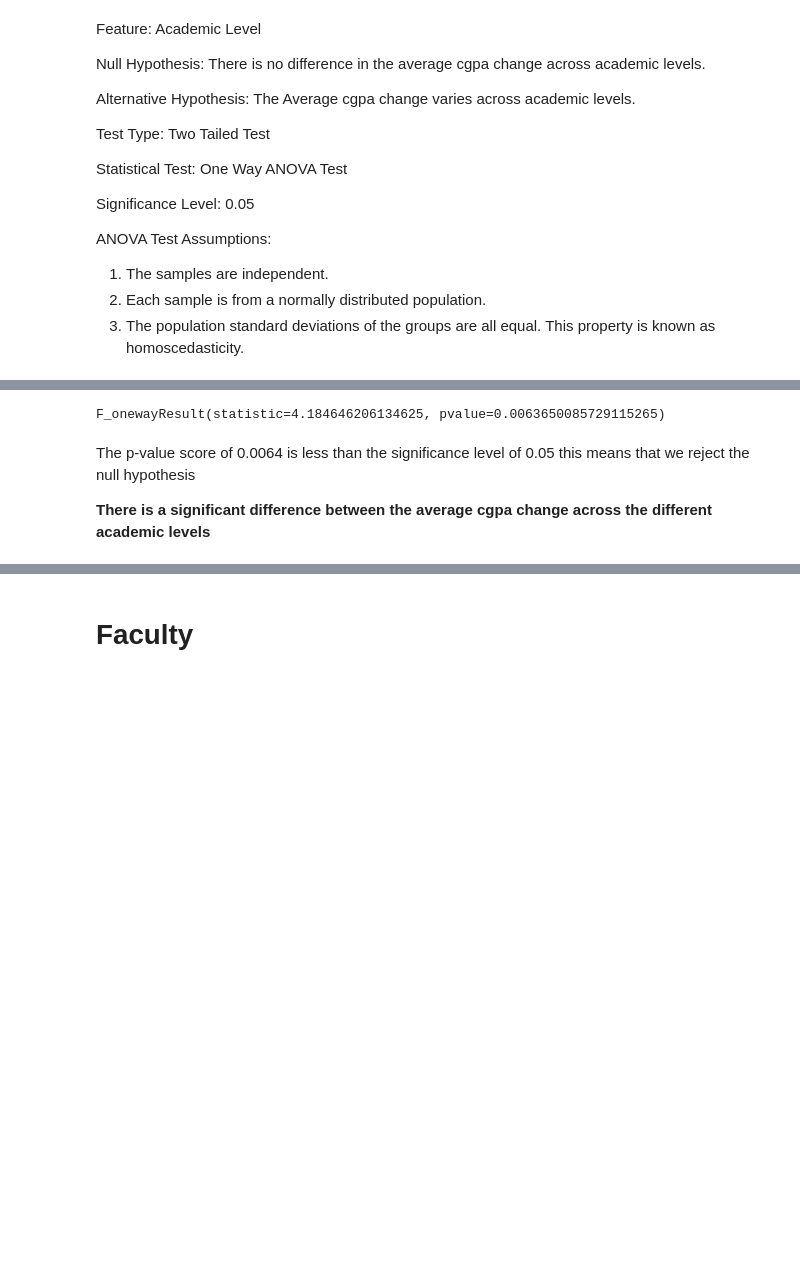
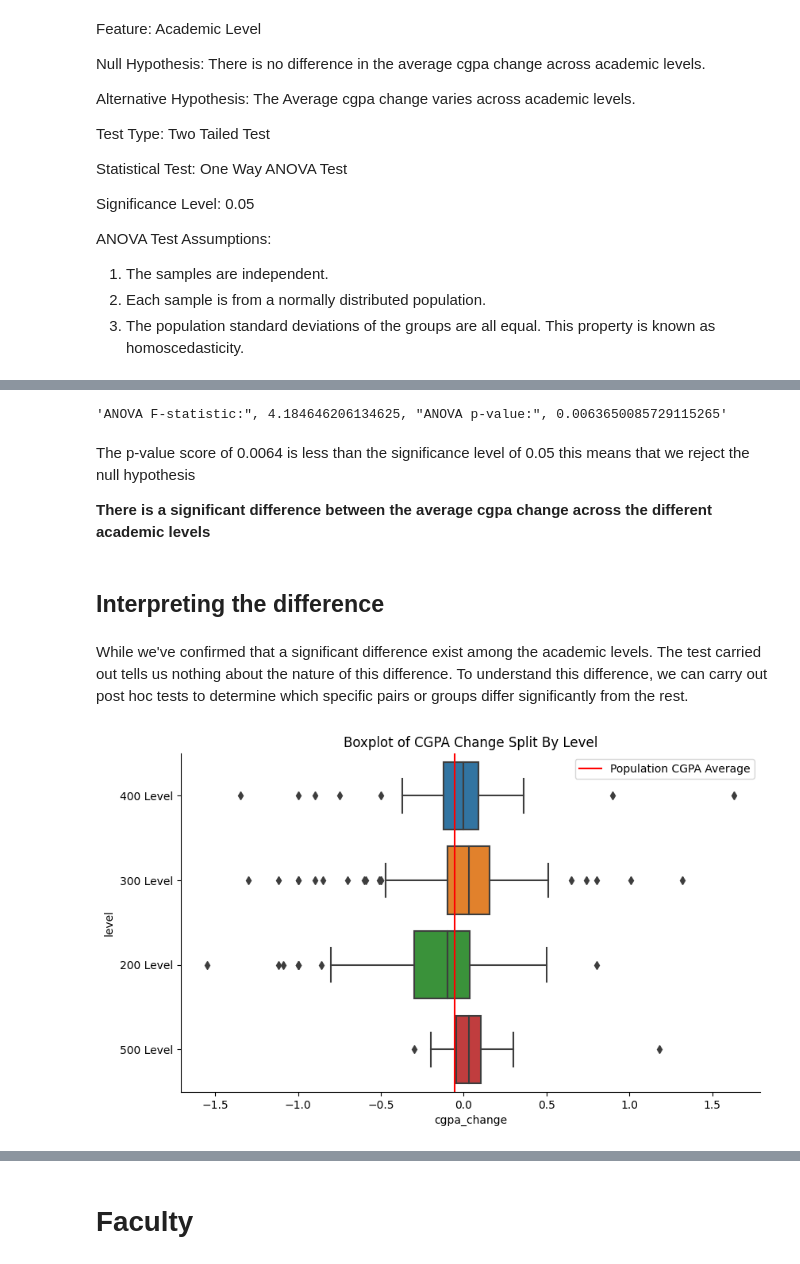
Before and after one commit to socratesjnr/asuu-strike-project, a Jupyter notebook: project-analysis/analysis/stat_analysis.ipynb, the cells around one changed output, grey strips where cells are left out. Drawn from its saved outputs; the diff is of its cells as text; code cells hidden in the pictures; blank space fills up the shorter version.

```diff
--- a/project-analysis/analysis/stat_analysis.ipynb
+++ b/project-analysis/analysis/stat_analysis.ipynb
@@ -101,10 +238,27 @@ for id,group in enumerate(df_valid_cgpa['level'].unique()):
-# %%
-hyp_test = f_oneway(levels['level'][0],levels['level'][1],levels['level'][2],levels['level'][3])
-
-print(hyp_test)
-# %% [output]
-F_onewayResult(statistic=4.184646206134625, pvalue=0.0063650085729115265)
+# %%
+level_hypothesis_test = perform_one_way_anova(feature='level', target='cgpa_change', df=df_valid_cgpa)
+level_hypothesis_test
+# %% [output]
+'ANOVA F-statistic:", 4.184646206134625, "ANOVA p-value:", 0.0063650085729115265'
 # %% [markdown]
 The p-value score of 0.0064 is less than the significance level of 0.05 this means that we reject the null hypothesis
 
 **There is a significant difference between the average cgpa change across the different academic levels**
+# %% [markdown]
+## Interpreting the difference
+# %% [markdown]
+While we've confirmed that a significant difference exist among the academic levels. The test carried out tells us nothing about the nature of this difference. To understand this difference, we can carry out post hoc tests to determine which specific pairs or groups differ significantly from the rest.
+# %%
+# Visualizing the difference
+sns.catplot(
+    kind='box',
+    data=df_valid_cgpa,
+    x='cgpa_change',
+    y='level',
+    aspect=12/7
+)
+plt.axvline(df_valid_cgpa.cgpa_change.mean(),color='red',label='Population CGPA Average')
+plt.legend(loc='upper right')
+plt.title('Boxplot of CGPA Change Split By Level');
+# %% [output]
+[figure, added]
```
Also changed, not shown: parts of 142 cells of this notebook, 1 other file.
